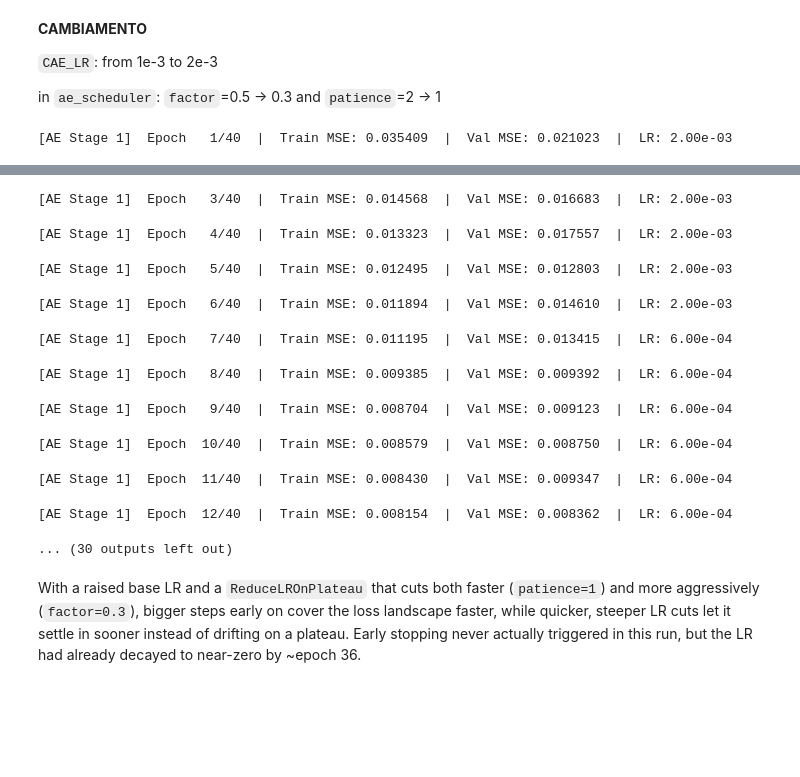
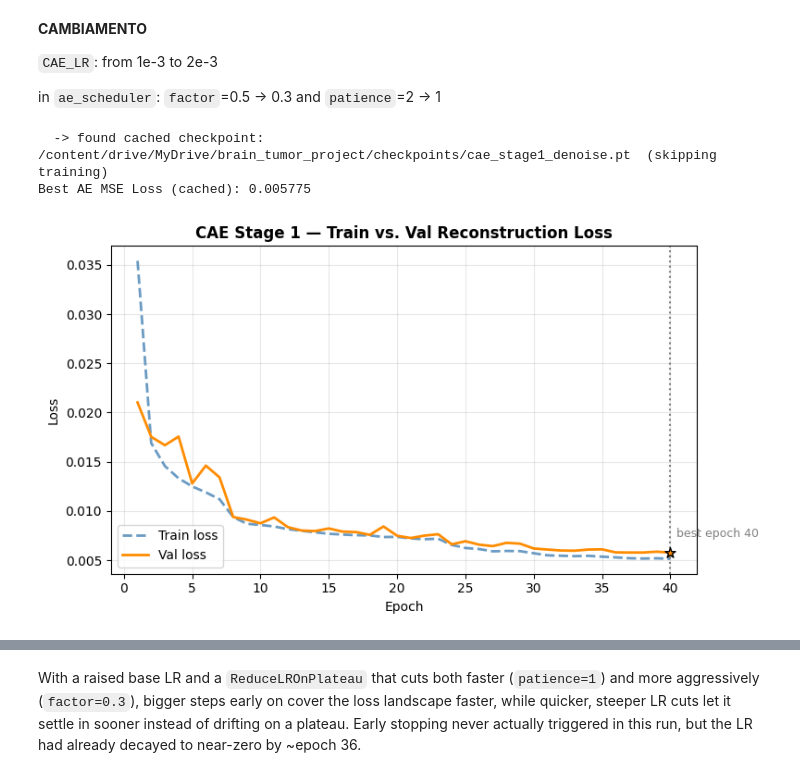
Before and after one commit to RiccardoPerin/MRI_Tumor_Classification, a Jupyter notebook: main_project.ipynb, the cells around one changed output, grey strips where cells are left out. Drawn from its saved outputs; the diff is of its cells as text; code cells hidden in the pictures; blank space fills up the shorter version.

Commit message:
changed checkpoints boolean to run

```diff
--- a/main_project.ipynb
+++ b/main_project.ipynb
@@ -730,7 +730,7 @@ CAE_LR      = 2e-3
 AE_NOISE_STD = 0.15
 PATIENCE = 5 #This tells to the early stopping to stop if it hasn't improved in 5 epochs
 
-FORCE_RETRAIN_CAE_STAGE1 = True #Forces to skip the checkpoints and retrain from scratch if True (DEBUG PURPOSES)
+FORCE_RETRAIN_CAE_STAGE1 = False #Forces to skip the checkpoints and retrain from scratch if True (DEBUG PURPOSES)
 
 cae_model = ConvAutoencoder(LATENT_DIM).to(device)
 cached    = None if FORCE_RETRAIN_CAE_STAGE1 else load_checkpoint('cae_stage1_denoise')
@@ -763,31 +763,33 @@ else:
         ae_scheduler.step(val_loss)   # ReduceLROnPlateau needs a metric to watch
         cae_losses.append(loss)
         cae_val_ae_losses.append(val_loss)
         current_lr = ae_optimizer.param_groups[0]['lr']
 
         print(f'[AE Stage 1]  Epoch {epoch:3d}/{CAE_EPOCHS}  |  Train MSE: {loss:.6f}  |'
               f'  Val MSE: {val_loss:.6f}  |  LR: {current_lr:.2e}')
 
         if val_loss < best_ae_loss:
           best_ae_loss = val_loss
           epochs_no_improve = 0
           torch.save(cae_model.state_dict(), '/content/best_cae.pth')
         else:
           epochs_no_improve += 1
           if epochs_no_improve >= PATIENCE:
             print(f"Early stopping at epoch {epoch}, no val-loss improvement in {PATIENCE} epochs.")
             break
 
     print(f'\nBest AE Val MSE Loss: {best_ae_loss:.6f}')
 
     # Reload the best (lowest VAL-loss) epoch's weights before handing the encoder to Stage 2
     cae_model.load_state_dict(torch.load('/content/best_cae.pth', map_location=device))
     save_checkpoint('cae_stage1_denoise', cae_model,
                      {'cae_losses': cae_losses, 'cae_val_ae_losses': cae_val_ae_losses,
                       'best_ae_loss': best_ae_loss})
 
 cae_stage1_best_epoch = plot_loss_curve(cae_losses, cae_val_ae_losses,
                                          'CAE Stage 1 — Train vs. Val Reconstruction Loss')
 print(f'Lowest val-loss epoch: {cae_stage1_best_epoch}  -> encoder weights reloaded from there.')
 # %% [output]
-[AE Stage 1]  Epoch   1/40  |  Train MSE: 0.035409  |  Val MSE: 0.021023  |  LR: 2.00e-03
+  -> found cached checkpoint: /content/drive/MyDrive/brain_tumor_project/checkpoints/cae_stage1_denoise.pt  (skipping training)
+Best AE MSE Loss (cached): 0.005775
+[figure, added]
@@ -795,14 +797,3 @@ print(f'Lowest val-loss epoch: {cae_stage1_best_epoch}  -> encoder weights reloa
-[AE Stage 1]  Epoch   3/40  |  Train MSE: 0.014568  |  Val MSE: 0.016683  |  LR: 2.00e-03
-[AE Stage 1]  Epoch   4/40  |  Train MSE: 0.013323  |  Val MSE: 0.017557  |  LR: 2.00e-03
-[AE Stage 1]  Epoch   5/40  |  Train MSE: 0.012495  |  Val MSE: 0.012803  |  LR: 2.00e-03
-[AE Stage 1]  Epoch   6/40  |  Train MSE: 0.011894  |  Val MSE: 0.014610  |  LR: 2.00e-03
-[AE Stage 1]  Epoch   7/40  |  Train MSE: 0.011195  |  Val MSE: 0.013415  |  LR: 6.00e-04
-[AE Stage 1]  Epoch   8/40  |  Train MSE: 0.009385  |  Val MSE: 0.009392  |  LR: 6.00e-04
-[AE Stage 1]  Epoch   9/40  |  Train MSE: 0.008704  |  Val MSE: 0.009123  |  LR: 6.00e-04
-[AE Stage 1]  Epoch  10/40  |  Train MSE: 0.008579  |  Val MSE: 0.008750  |  LR: 6.00e-04
-[AE Stage 1]  Epoch  11/40  |  Train MSE: 0.008430  |  Val MSE: 0.009347  |  LR: 6.00e-04
-[AE Stage 1]  Epoch  12/40  |  Train MSE: 0.008154  |  Val MSE: 0.008362  |  LR: 6.00e-04
-... (30 outputs left out)
 # %% [markdown]
 With a raised base LR and a `ReduceLROnPlateau` that cuts both faster (`patience=1`) and more aggressively (`factor=0.3`), bigger steps early on cover the loss landscape faster, while quicker, steeper LR cuts let it settle in sooner instead of drifting on a plateau. Early stopping never actually triggered in this run, but the LR had already decayed to near-zero by ~epoch 36.
 # %%
```
Also changed, not shown: parts of 9 cells of this notebook.
